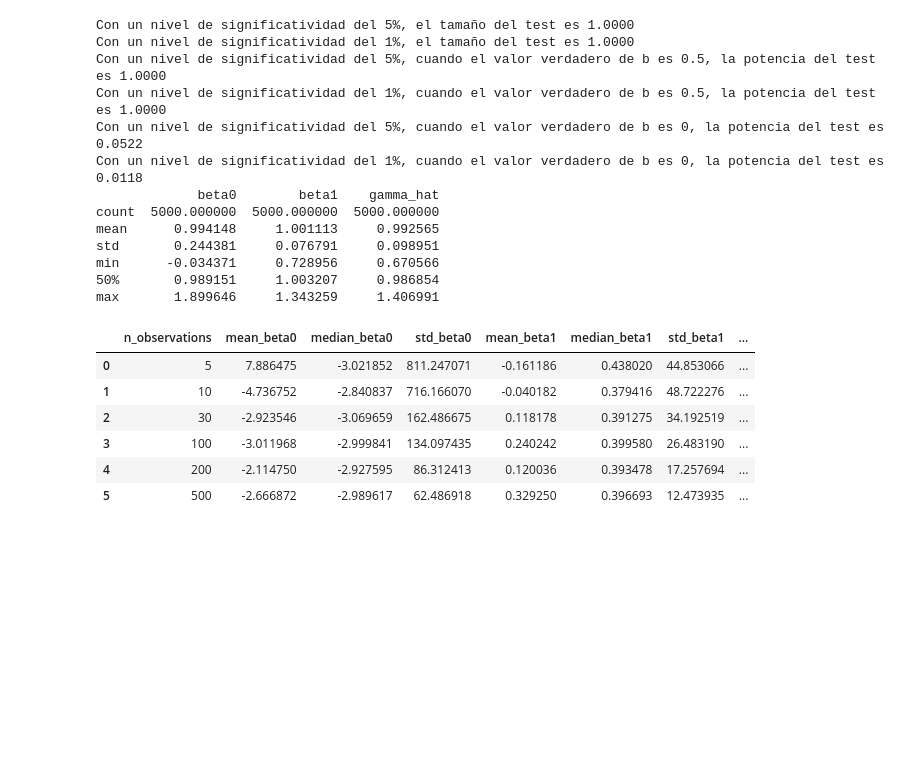
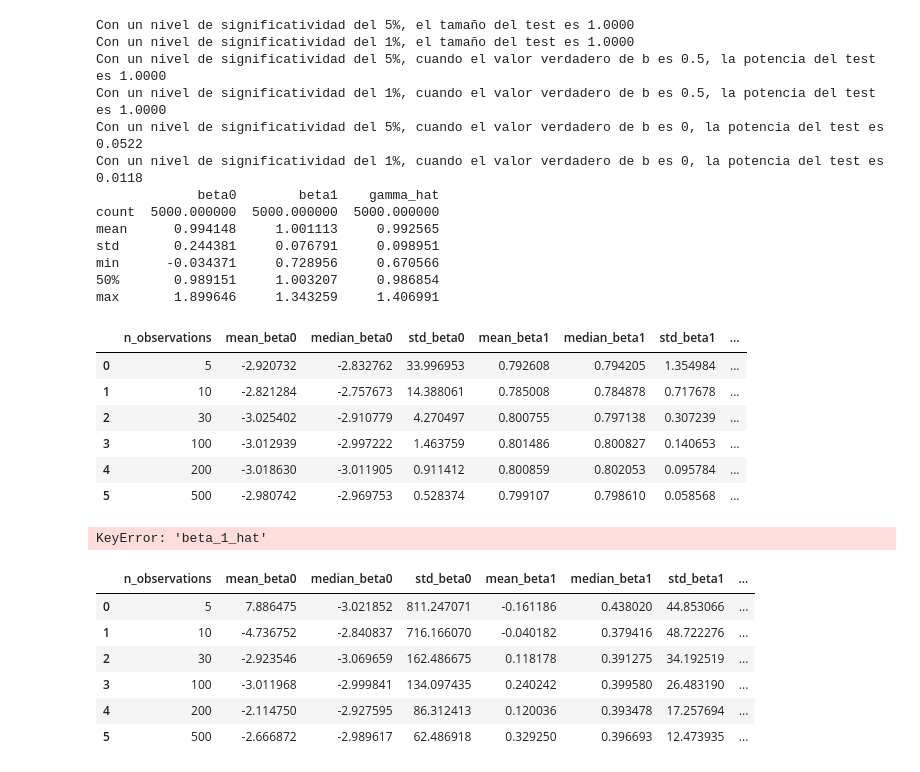
Before and after one commit to DavidGuzzi/MECMT05, a Jupyter notebook: TP.ipynb, the cells around one changed output. Saved outputs shown, nothing was run; the diff lists cells and outputs as text; code cells hidden in the pictures; blank space fills up the shorter version.

```diff
--- a/TP.ipynb
+++ b/TP.ipynb
@@ -407,6 +407,37 @@ def fgls_estimation_numpy4(x, y):
     se_beta1_fgls = np.sqrt(np.diag(var_beta_fgls))[1]
 
     return beta_fgls[0], beta_fgls[1], se_beta1_fgls
+# %%
+def fgls_estimation_numpy5(x, y):
+
+    X = np.column_stack((np.ones_like(x), x))
+    beta_ols = np.linalg.inv(X.T @ X) @ X.T @ y
+    u_hat = y - X @ beta_ols
+    u_hat2 = u_hat ** 2
+    log_u_hat2 = np.log(np.maximum(u_hat2, 1e-6))  # Evita log(0)
+
+    # Estimación de la varianza condicional con un modelo cuadrático
+    X_aux = np.column_stack((np.ones_like(x), x, x**2))
+    gamma_hat = np.linalg.inv(X_aux.T @ X_aux) @ X_aux.T @ log_u_hat2
+    log_sigma2_hat = X_aux @ gamma_hat
+    sigma2_hat = np.exp(log_sigma2_hat)
+
+    # Asegurar que sigma2_hat no sea cero ni negativo
+    sigma2_hat = np.maximum(sigma2_hat, 1e-6)
+
+    # Matriz de pesos (diagonal)
+    omega_inv = np.diag(1 / sigma2_hat)
+
+    # Estimación FGLS
+    beta_fgls = np.linalg.inv(X.T @ omega_inv @ X) @ X.T @ omega_inv @ y
+
+    # Cálculo de errores estándar
+    residuals_fgls = y - X @ beta_fgls
+    s2_fgls = (residuals_fgls.T @ omega_inv @ residuals_fgls) / (len(x) - X.shape[1])
+    var_beta_fgls = s2_fgls * np.linalg.inv(X.T @ omega_inv @ X)
+    se_beta1_fgls = np.sqrt(np.diag(var_beta_fgls))[1]
+
+    return beta_fgls[0], beta_fgls[1], se_beta1_fgls
 # %%
 np.random.seed(3649)
 def simulate_fgls(n_samples, n_observations_list, beta_0_true, beta_1_true, beta1_H0):
@@ -424,39 +455,58 @@ def simulate_fgls(n_samples, n_observations_list, beta_0_true, beta_1_true, beta
             y = beta_0_true + beta_1_true * x + u
 
             # Estimación FGLS
-            beta_0_hat, beta_1_hat, se_beta1_hat = fgls_estimation_numpy4(x, y)
+            beta_0_hat, beta_1_hat, se_beta1_hat = fgls_estimation_numpy5(x, y)
 
             # Test de hipótesis para beta_1 = 0.8
             t_stat = (beta_1_hat - beta1_H0) / se_beta1_hat
             p_value = 2 * (1 - t.cdf(abs(t_stat), df=n_obs - 2))
             reject_1pct = p_value < 0.01
             reject_5pct = p_value < 0.05
 
             sample_results.append([beta_0_hat, beta_1_hat, reject_1pct, reject_5pct])
 
         # Convertir a DataFrame
         df_results = pd.DataFrame(sample_results, columns=['beta_0_hat', 'beta_1_hat', 'reject_1pct', 'reject_5pct'])
 
         # Calcular estadísticas
         mean_beta0 = df_results['beta_0_hat'].mean()
         mean_beta1 = df_results['beta_1_hat'].mean()
         median_beta0 = df_results['beta_0_hat'].median()
         median_beta1 = df_results['beta_1_hat'].median()
         std_beta0 = df_results['beta_0_hat'].std()
         std_beta1 = df_results['beta_1_hat'].std()
         test_size_1pct = df_results['reject_1pct'].mean()
         test_size_5pct = df_results['reject_5pct'].mean()
 
         results.append([n_obs, mean_beta0, median_beta0, std_beta0, mean_beta1, median_beta1, std_beta1, test_size_1pct, test_size_5pct])
 
     # Crear DataFrame final
     results_df = pd.DataFrame(results, columns=['n_observations', 'mean_beta0', 'median_beta0', 'std_beta0', 'mean_beta1', 'median_beta1', 'std_beta1', 'test_size_1pct', 'test_size_5pct'])
 
     return results_df
 
 # Parámetros iniciales
 test_results = simulate_fgls(n_samples=5000, n_observations_list=[5, 10, 30, 100, 200, 500], beta_0_true=-3, beta_1_true=0.8, beta1_H0=0.8)
 test_results
+# %% [output]
+|  | n_observations | mean_beta0 | median_beta0 | std_beta0 | mean_beta1 | median_beta1 | std_beta1 | ... |
+| 0 | 5 | -2.920732 | -2.832762 | 33.996953 | 0.792608 | 0.794205 | 1.354984 | ... |
+| 1 | 10 | -2.821284 | -2.757673 | 14.388061 | 0.785008 | 0.784878 | 0.717678 | ... |
+| 2 | 30 | -3.025402 | -2.910779 | 4.270497 | 0.800755 | 0.797138 | 0.307239 | ... |
+| 3 | 100 | -3.012939 | -2.997222 | 1.463759 | 0.801486 | 0.800827 | 0.140653 | ... |
+| 4 | 200 | -3.018630 | -3.011905 | 0.911412 | 0.800859 | 0.802053 | 0.095784 | ... |
+| 5 | 500 | -2.980742 | -2.969753 | 0.528374 | 0.799107 | 0.798610 | 0.058568 | ... |
+# %%
+import seaborn as sns
+import matplotlib.pyplot as plt
+
+sns.histplot(df_results["beta_1_hat"], kde=True)
+plt.axvline(beta1_H0, color='red', linestyle="--", label="Valor de H0: 0.8")
+plt.legend()
+plt.title("Distribución de Beta 1 Estimado")
+plt.show()
+# %% [output]
+KeyError: 'beta_1_hat'
 # %%
 def simulate_fgls(n_samples, n_observations_list, beta_0_true, beta_1_true, beta1_H0):
 
```
